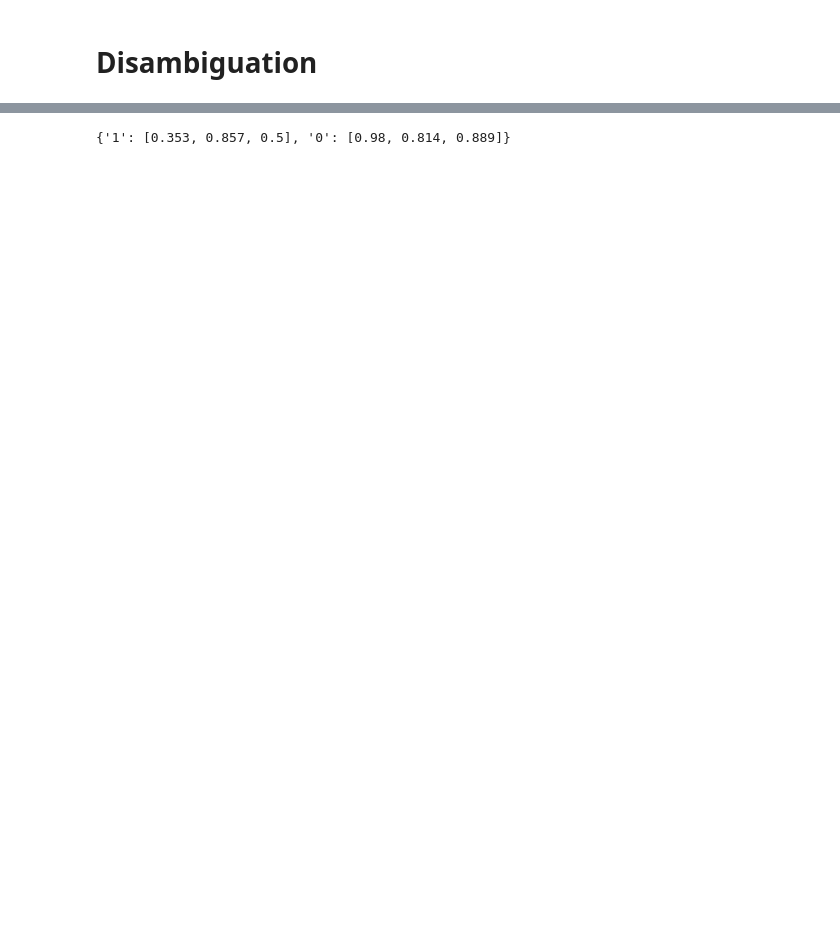
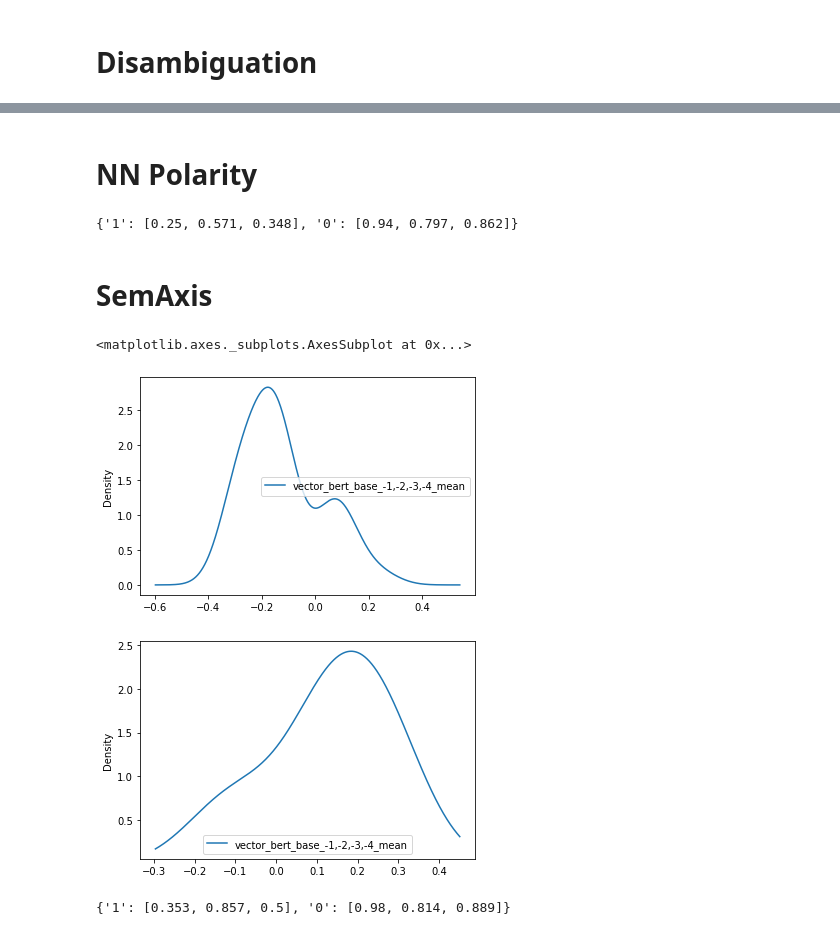
Before and after one commit to Living-with-machines/TargetedSenseDisambiguation, a Jupyter notebook: 88 - review notebook - histobertwsd.ipynb, the cells around one changed output, grey strips where cells are left out. Drawn from its saved outputs; the diff is of its cells as text; code cells hidden in the pictures; blank space fills up the shorter version.

```diff
--- a/88 - review notebook - histobertwsd.ipynb
+++ b/88 - review notebook - histobertwsd.ipynb
@@ -95,8 +109,30 @@ vector_cols
+# %% [markdown]
+# NN Polarity
 # %%
 
-vector_type = vector_cols[0]
+vector_type = vector_cols[1]
 polar_vectors = df_train.groupby('label')[vector_type].apply(np.mean,axis=0)
 df_test[f"bert_nn_polar_{vector_type}"] = df_test[vector_type].progress_apply(wsd.bert_nn_polar_vector, polar_vectors = polar_vectors)
 wsd.eval(f"bert_nn_polar_{vector_type}",df_test)
 # %% [output]
-{'1': [0.353, 0.857, 0.5], '0': [0.98, 0.814, 0.889]}
+{'1': [0.25, 0.571, 0.348], '0': [0.94, 0.797, 0.862]}
+# %% [markdown]
+# SemAxis
+# %%
+vector_type = vector_cols[0]
+polar_vectors = df_train.groupby('label')[vector_type].apply(np.mean,axis=0)
+sem_axis = polar_vectors[1] - polar_vectors[0]
+sims = df_val[vector_type].progress_apply(wsd.bert_contrast_vector, sem_axis=sem_axis, return_label=False)
+# %%
+dfL = pd.DataFrame([sims,df_val.label]).T
+dfL[dfL.label=="0"].plot(kind='density')
+dfL[dfL.label=="1"].plot(kind='density')
+# %% [output]
+<matplotlib.axes._subplots.AxesSubplot at 0x...>
+[figure, added]
+[figure, added]
+# %%
+df_test[f"bert_contrast_{vector_type}"] = df_test[vector_type].progress_apply(wsd.bert_contrast_vector, sem_axis=sem_axis, return_label=True, threshold=.0)
+wsd.eval(f"bert_contrast_{vector_type}",df_test)
+# %% [output]
+{'1': [0.353, 0.857, 0.5], '0': [0.98, 0.814, 0.889]}
```
Also changed, not shown: parts of 4 cells of this notebook, 1 other file.
